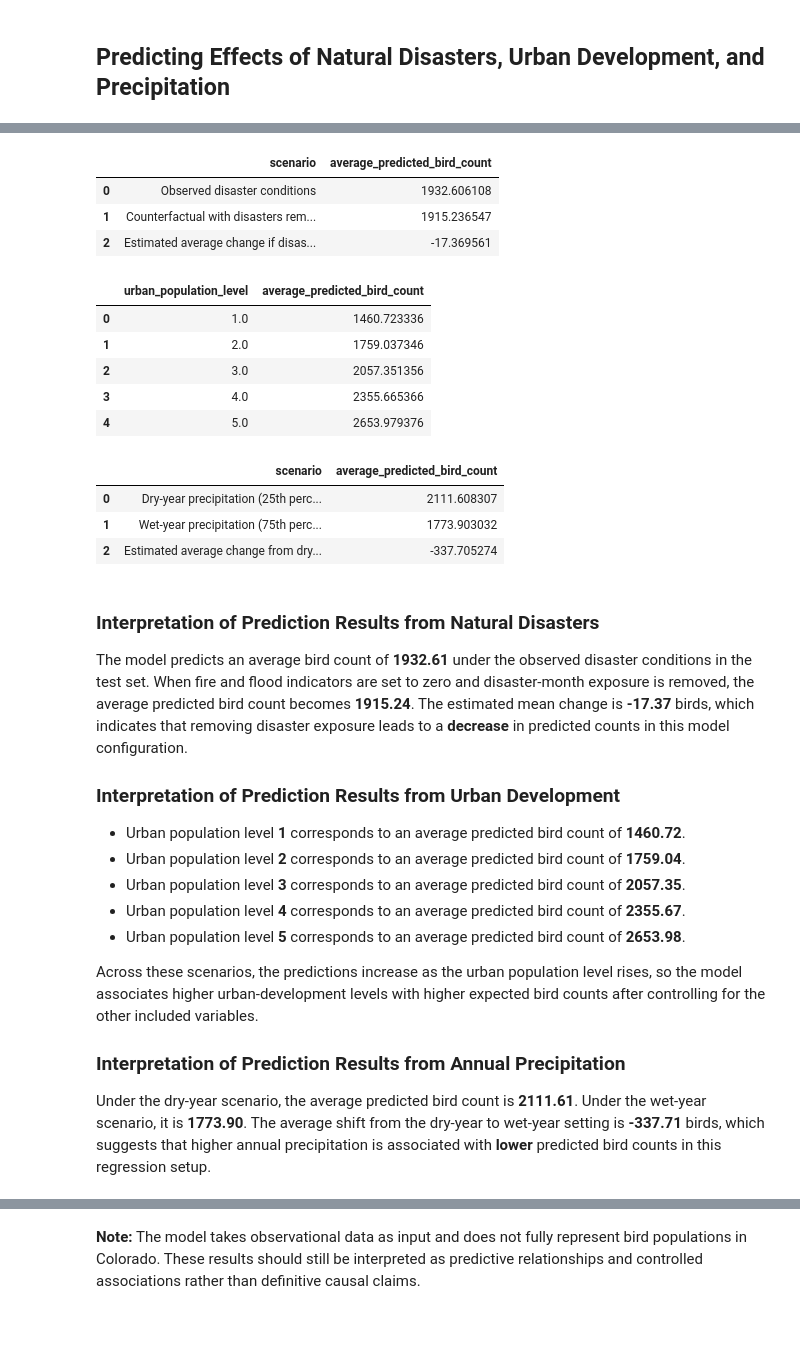
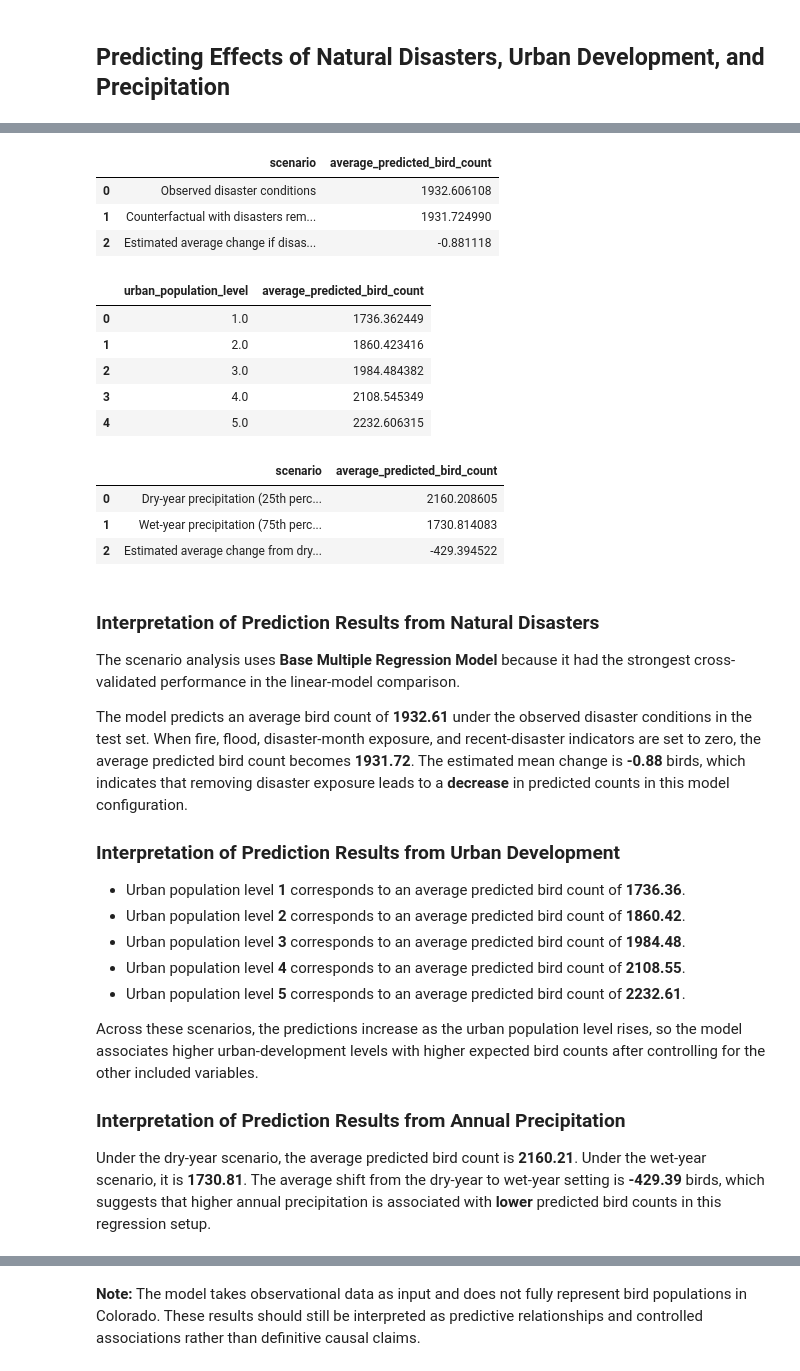
Before and after one commit to Kaxlow/where-the-birds-sing, a Jupyter notebook: src/regression-analysis.ipynb, the cells around one changed output, grey strips where cells are left out. Drawn from its saved outputs; the diff is of its cells as text; code cells hidden in the pictures; blank space fills up the shorter version.

```diff
--- a/src/regression-analysis.ipynb
+++ b/src/regression-analysis.ipynb
@@ -706,6 +722,8 @@ scenario_no_disaster = scenario_base.copy()
 scenario_no_disaster['is_fire'] = 0
 scenario_no_disaster['is_flood'] = 0
 scenario_no_disaster['natural_disaster_months'] = 0
+scenario_no_disaster['fire_in_last_6_months'] = 0
+scenario_no_disaster['flood_in_last_6_months'] = 0
 
 observed_pred = predict_with_selected_model(scenario_base)
 no_disaster_pred = predict_with_selected_model(scenario_no_disaster)
@@ -758,62 +776,66 @@ precip_impact_df = pd.DataFrame([
     {
         'scenario': 'Estimated average change from dry-year to wet-year precipitation',
         'average_predicted_bird_count': (predict_with_selected_model(scenario_wet) - predict_with_selected_model(scenario_dry)).mean()
     }
 ])
 display(precip_impact_df)
 
 urban_lines = []
 for row in urban_impact_df.itertuples(index=False):
     urban_lines.append(f"- Urban population level **{row.urban_population_level:.0f}** corresponds to an average predicted bird count of **{row.average_predicted_bird_count:.2f}**.")
 
 urban_text = chr(10).join(urban_lines)
 scenario_markdown = f"""### Interpretation of Prediction Results from Natural Disasters
 
-The model predicts an average bird count of **{natural_disaster_impact.iloc[0, 1]:.2f}** under the observed disaster conditions in the test set. When fire and flood indicators are set to zero and disaster-month exposure is removed, the average predicted bird count becomes **{natural_disaster_impact.iloc[1, 1]:.2f}**. The estimated mean change is **{natural_disaster_impact.iloc[2, 1]:.2f}** birds, which indicates that removing disaster exposure leads to a **{'decrease' if natural_disaster_impact.iloc[2, 1] < 0 else 'increase'}** in predicted counts in this model configuration.
+The scenario analysis uses **{best_model_name}** because it had the strongest cross-validated performance in the linear-model comparison.
+
+The model predicts an average bird count of **{natural_disaster_impact.iloc[0, 1]:.2f}** under the observed disaster conditions in the test set. When fire, flood, disaster-month exposure, and recent-disaster indicators are set to zero, the average predicted bird count becomes **{natural_disaster_impact.iloc[1, 1]:.2f}**. The estimated mean change is **{natural_disaster_impact.iloc[2, 1]:.2f}** birds, which indicates that removing disaster exposure leads to a **{'decrease' if natural_disaster_impact.iloc[2, 1] < 0 else 'increase'}** in predicted counts in this model configuration.
 
 ### Interpretation of Prediction Results from Urban Development
 
 {urban_text}
 
 Across these scenarios, the predictions increase as the urban population level rises, so the model associates higher urban-development levels with higher expected bird counts after controlling for the other included variables.
 
 ### Interpretation of Prediction Results from Annual Precipitation
 
 Under the dry-year scenario, the average predicted bird count is **{precip_impact_df.iloc[0, 1]:.2f}**. Under the wet-year scenario, it is **{precip_impact_df.iloc[1, 1]:.2f}**. The average shift from the dry-year to wet-year setting is **{precip_impact_df.iloc[2, 1]:.2f}** birds, which suggests that higher annual precipitation is associated with **{'lower' if precip_impact_df.iloc[2, 1] < 0 else 'higher'}** predicted bird counts in this regression setup.
 """
 render_markdown(scenario_markdown)
 # %% [output]
 |  | scenario | average_predicted_bird_count |
 | 0 | Observed disaster conditions | 1932.606108 |
-| 1 | Counterfactual with disasters rem... | 1915.236547 |
-| 2 | Estimated average change if disas... | -17.369561 |
+| 1 | Counterfactual with disasters rem... | 1931.724990 |
+| 2 | Estimated average change if disas... | -0.881118 |
 |  | urban_population_level | average_predicted_bird_count |
-| 0 | 1.0 | 1460.723336 |
-| 1 | 2.0 | 1759.037346 |
-| 2 | 3.0 | 2057.351356 |
-| 3 | 4.0 | 2355.665366 |
-| 4 | 5.0 | 2653.979376 |
+| 0 | 1.0 | 1736.362449 |
+| 1 | 2.0 | 1860.423416 |
+| 2 | 3.0 | 1984.484382 |
+| 3 | 4.0 | 2108.545349 |
+| 4 | 5.0 | 2232.606315 |
 |  | scenario | average_predicted_bird_count |
-| 0 | Dry-year precipitation (25th perc... | 2111.608307 |
-| 1 | Wet-year precipitation (75th perc... | 1773.903032 |
-| 2 | Estimated average change from dry... | -337.705274 |
+| 0 | Dry-year precipitation (25th perc... | 2160.208605 |
+| 1 | Wet-year precipitation (75th perc... | 1730.814083 |
+| 2 | Estimated average change from dry... | -429.394522 |
 ### Interpretation of Prediction Results from Natural Disasters
 
-The model predicts an average bird count of **1932.61** under the observed disaster conditions in the test set. When fire and flood indicators are set to zero and disaster-month exposure is removed, the average predicted bird count becomes **1915.24**. The estimated mean change is **-17.37** birds, which indicates that removing disaster exposure leads to a **decrease** in predicted counts in this model configuration.
+The scenario analysis uses **Base Multiple Regression Model** because it had the strongest cross-validated performance in the linear-model comparison.
+
+The model predicts an average bird count of **1932.61** under the observed disaster conditions in the test set. When fire, flood, disaster-month exposure, and recent-disaster indicators are set to zero, the average predicted bird count becomes **1931.72**. The estimated mean change is **-0.88** birds, which indicates that removing disaster exposure leads to a **decrease** in predicted counts in this model configuration.
 
 ### Interpretation of Prediction Results from Urban Development
 
-- Urban population level **1** corresponds to an average predicted bird count of **1460.72**.
-- Urban population level **2** corresponds to an average predicted bird count of **1759.04**.
-- Urban population level **3** corresponds to an average predicted bird count of **2057.35**.
-- Urban population level **4** corresponds to an average predicted bird count of **2355.67**.
-- Urban population level **5** corresponds to an average predicted bird count of **2653.98**.
+- Urban population level **1** corresponds to an average predicted bird count of **1736.36**.
+- Urban population level **2** corresponds to an average predicted bird count of **1860.42**.
+- Urban population level **3** corresponds to an average predicted bird count of **1984.48**.
+- Urban population level **4** corresponds to an average predicted bird count of **2108.55**.
+- Urban population level **5** corresponds to an average predicted bird count of **2232.61**.
 
 Across these scenarios, the predictions increase as the urban population level rises, so the model associates higher urban-development levels with higher expected bird counts after controlling for the other included variables.
 
 ### Interpretation of Prediction Results from Annual Precipitation
 
-Under the dry-year scenario, the average predicted bird count is **2111.61**. Under the wet-year scenario, it is **1773.90**. The average shift from the dry-year to wet-year setting is **-337.71** birds, which suggests that higher annual precipitation is associated with **lower** predicted bird counts in this regression setup.
+Under the dry-year scenario, the average predicted bird count is **2160.21**. Under the wet-year scenario, it is **1730.81**. The average shift from the dry-year to wet-year setting is **-429.39** birds, which suggests that higher annual precipitation is associated with **lower** predicted bird counts in this regression setup.
 # %% [markdown]
 ## Challenges Faced and Solutions
 
```
Also changed, not shown: parts of 10 cells of this notebook.
